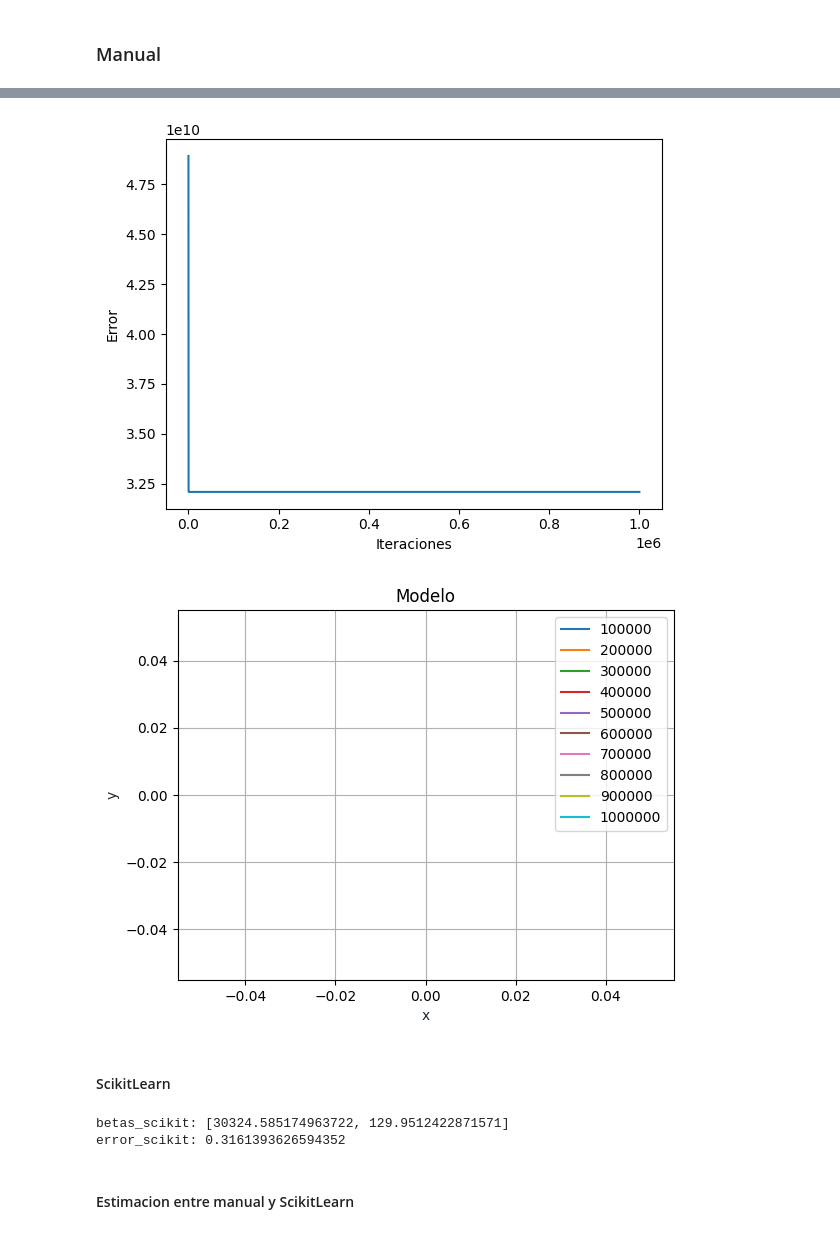
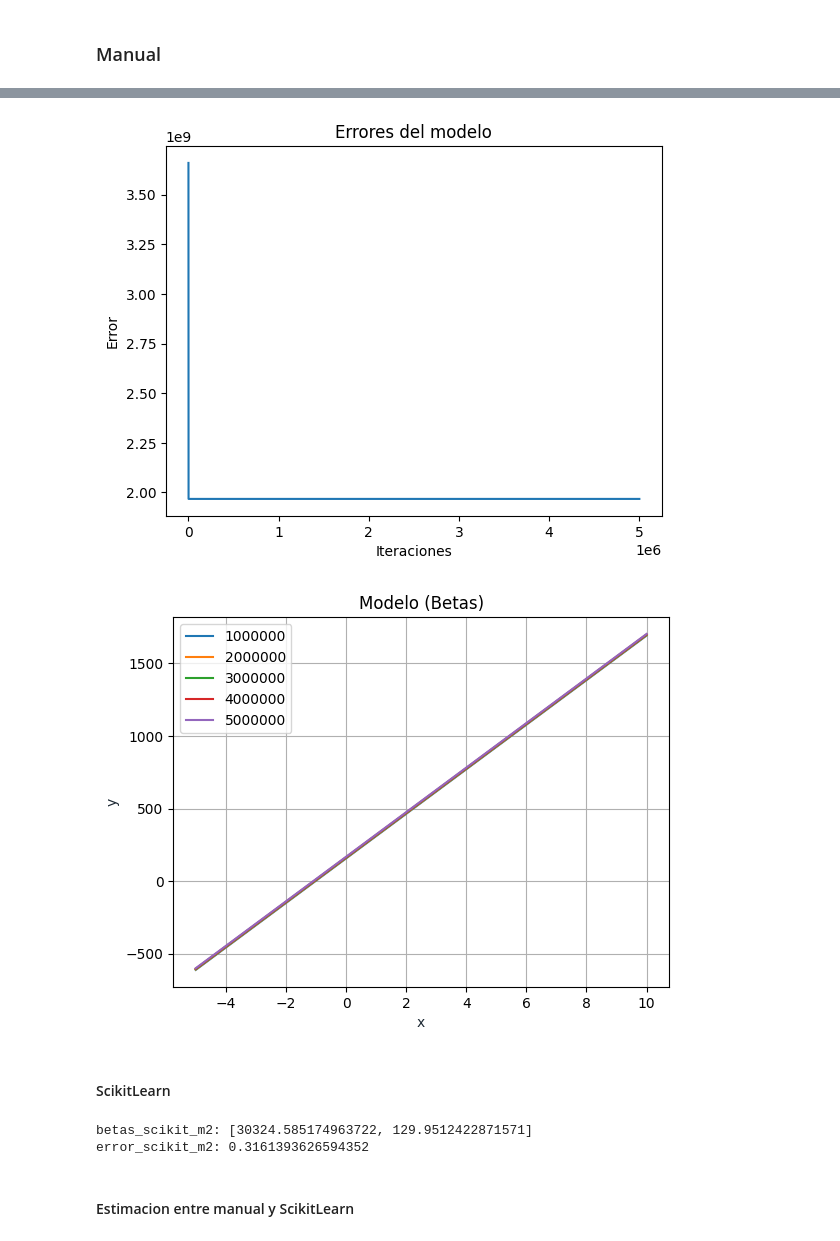
Before and after one commit to sergioguzman27/proyecto-regresion, a Jupyter notebook: main.ipynb, the cells around one changed output, grey strips where cells are left out. Cells and saved outputs as stored; diff of their text form; code cells hidden in the pictures.

Commit message:
Entrenamiento para ambas variables de forma manual y mediante scikit. Ademas de predecir la variable Y y conclusiones finales sobre el entreamiento de los 4 modelos

```diff
--- a/main.ipynb
+++ b/main.ipynb
@@ -127,5 +72,5 @@ modelo.graficar_estimacion_modelos(muestra_x, y_manual, y_scikit, y_promedio)
 # %%
 modelo = ModeloLineal(data_path, 0.80)
 vector_x, vector_y = modelo.get_trainning_arrays('1stFlrSF')
-modelo.set_betas(-4, 5)
+modelo.set_betas(100, 2000)
 # %%
@@ -135,0 +87,5 @@ El error es de: 3.02076571389976e+158
+# %%
+modelo.set_betas(153.6163156592261, 105.70685502692801)
+# %%
+betas_m2, errores_m2 = modelo.entrar_modelo(vector_x, vector_y, 5000000, 1000000, 0.000000001)
+betas_m2[len(betas_m2) - 1]
@@ -136,23 +99,23 @@ El error es de: 3.02076571389976e+158
 # %%
-modelo.graficar_error()
+modelo.graficar_error(errores_m2)
 # %% [output]
-[figure, old version]
+[figure, new version]
 # %%
-modelo.graficar_modelo(100000)
+modelo.graficar_modelo(betas_m2, 1000000)
 # %% [output]
-[figure, old version]
+[figure, new version]
 # %% [markdown]
 #### ScikitLearn
 # %%
 vector_x, vector_y = modelo.get_trainning_arrays('1stFlrSF')
 vector_x_test, vector_y_test = modelo.get_testing_arrays('1stFlrSF')
 # %%
-betas_scikit, error_scikit = modelo.entrar_con_scikit(vector_x, vector_y, vector_x_test, vector_y_test)
-print(f'betas_scikit: {betas_scikit}')
-print(f'error_scikit: {error_scikit}')
+betas_scikit_m2, error_scikit_m2 = modelo.entrar_con_scikit(vector_x, vector_y, vector_x_test, vector_y_test)
+print(f'betas_scikit_m2: {betas_scikit_m2}')
+print(f'error_scikit_m2: {error_scikit_m2}')
 # %% [output]
-betas_scikit: [30324.585174963722, 129.9512422871571]
-error_scikit: 0.3161393626594352
+betas_scikit_m2: [30324.585174963722, 129.9512422871571]
+error_scikit_m2: 0.3161393626594352
 # %% [markdown]
 #### Estimacion entre manual y ScikitLearn
 # %%
```
Also changed, not shown: parts of 35 cells of this notebook, 3 other files.
